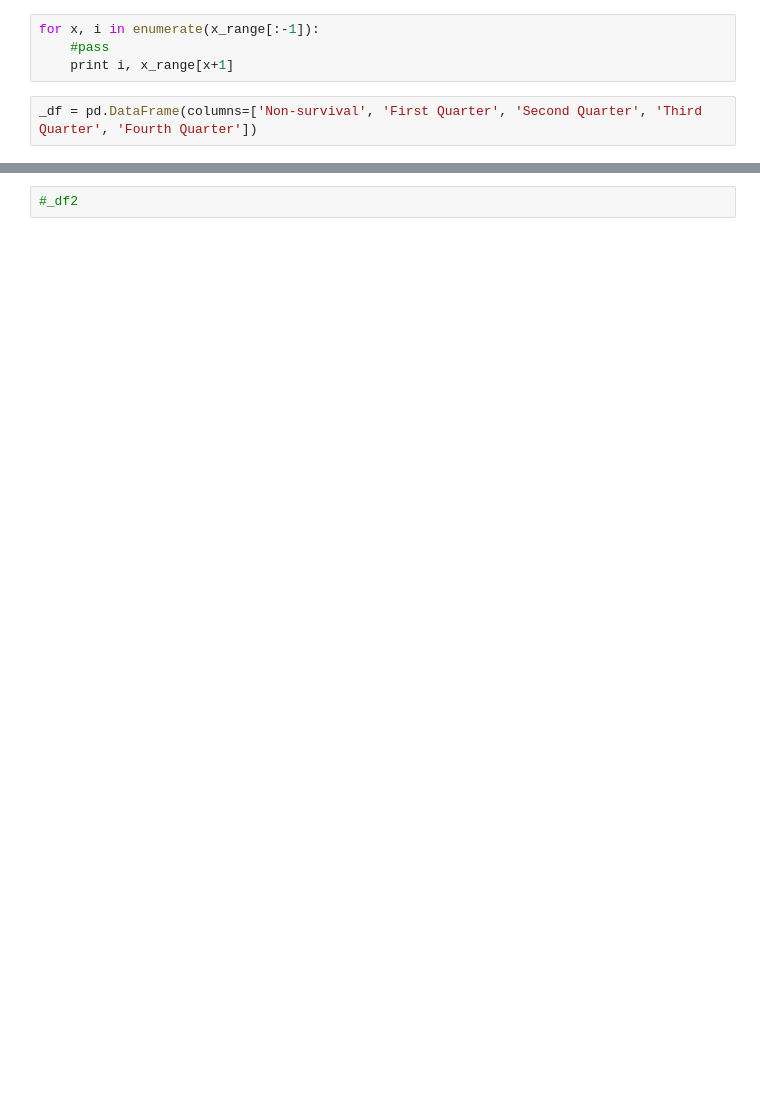
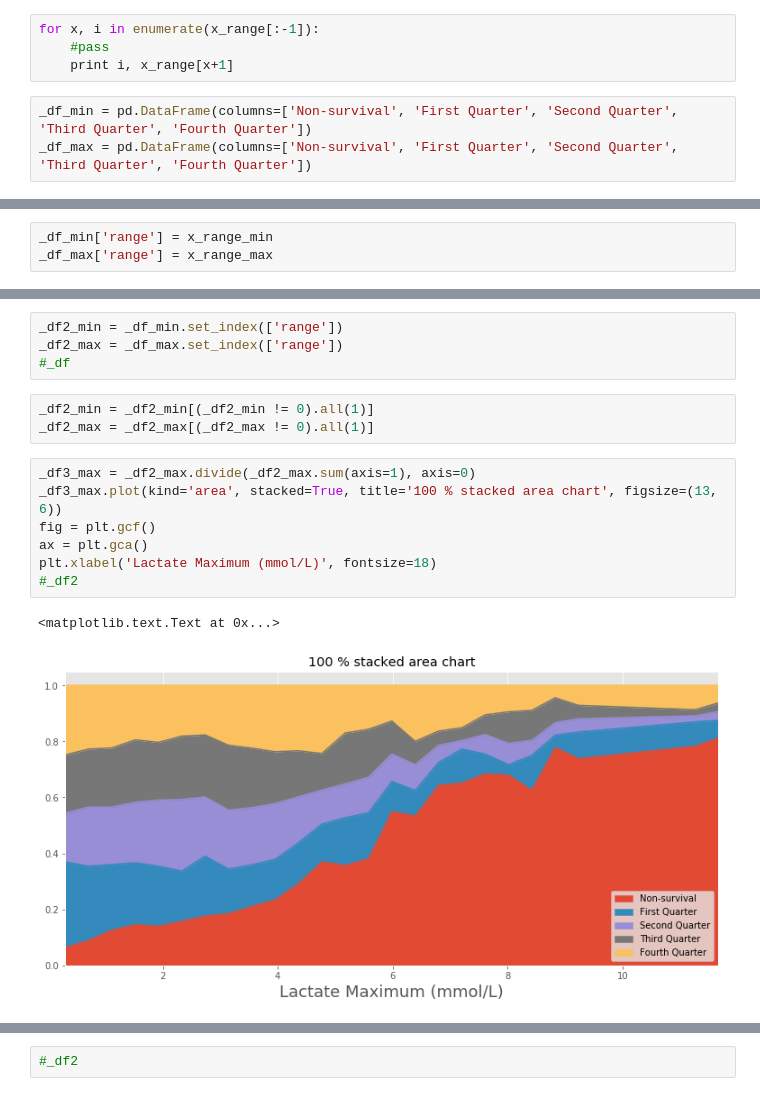
Before and after one commit to nus-mornin-lab/First_Lab, a Jupyter notebook: stacked_minmax.ipynb, the cells around one changed output, grey strips where cells are left out. Drawn from its saved outputs; the diff is of its cells as text; blank space fills up the shorter version.

Commit message:
Add maximum lactate

```diff
--- a/stacked_minmax.ipynb
+++ b/stacked_minmax.ipynb
@@ -81,4 +123,5 @@ for x, i in enumerate(x_range[:-1]):
     #pass
     print i, x_range[x+1]
 # %%
-_df = pd.DataFrame(columns=['Non-survival', 'First Quarter', 'Second Quarter', 'Third Quarter', 'Fourth Quarter'])
+_df_min = pd.DataFrame(columns=['Non-survival', 'First Quarter', 'Second Quarter', 'Third Quarter', 'Fourth Quarter'])
+_df_max = pd.DataFrame(columns=['Non-survival', 'First Quarter', 'Second Quarter', 'Third Quarter', 'Fourth Quarter'])
@@ -88,0 +128,3 @@ x_range = np.array(x_range)
+# %%
+_df_min['range'] = x_range_min
+_df_max['range'] = x_range_max
@@ -125,0 +198,17 @@ _df2 = _df2[(_df2 != 0).all(1)]
+# %%
+_df2_min = _df_min.set_index(['range'])
+_df2_max = _df_max.set_index(['range'])
+#_df
+# %%
+_df2_min = _df2_min[(_df2_min != 0).all(1)]
+_df2_max = _df2_max[(_df2_max != 0).all(1)]
+# %%
+_df3_max = _df2_max.divide(_df2_max.sum(axis=1), axis=0)
+_df3_max.plot(kind='area', stacked=True, title='100 % stacked area chart', figsize=(13, 6))
+fig = plt.gcf()
+ax = plt.gca()
+plt.xlabel('Lactate Maximum (mmol/L)', fontsize=18)
+#_df2
+# %% [output]
+<matplotlib.text.Text at 0x...>
+[figure, added]
```
Also changed, not shown: parts of 48 cells of this notebook.
